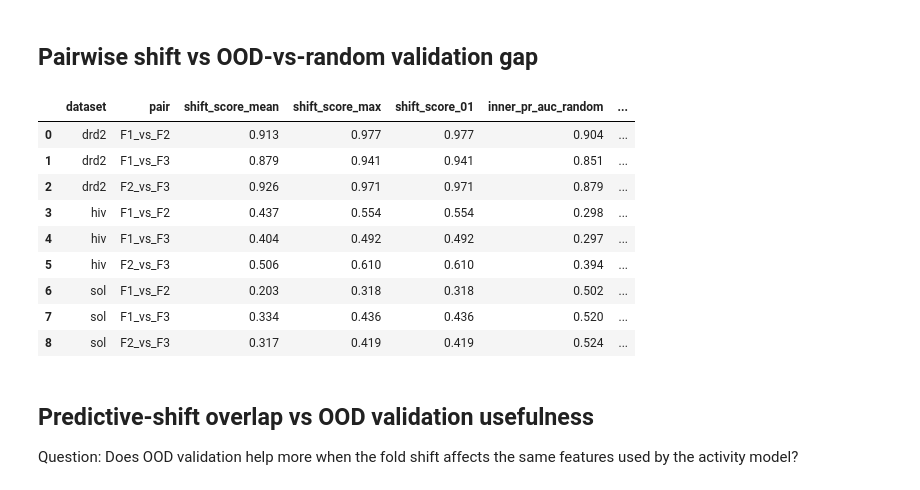
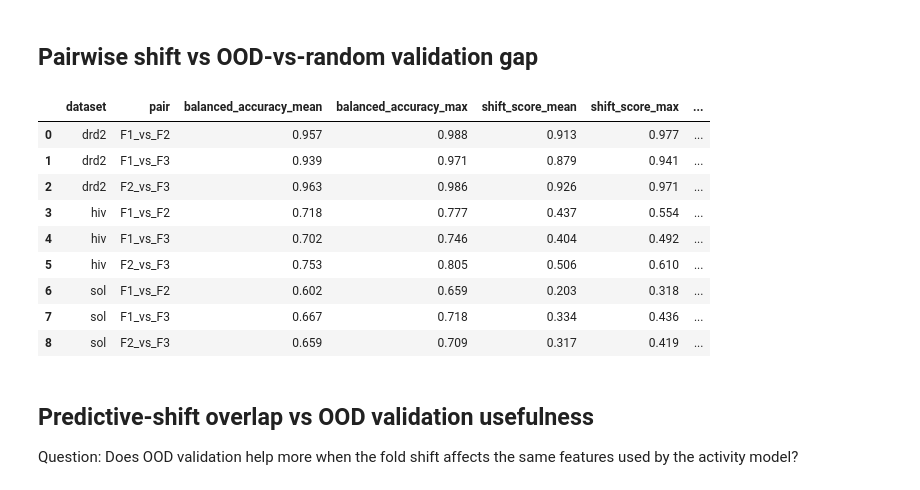
Before and after one commit to francescocapria/drug-discovery-lohi, a Jupyter notebook: notebooks/distribution_shift_analysis/classifier_shift_test_all_hi.ipynb, the cells around one changed output. Drawn from its saved outputs; the diff is of its cells as text; code cells hidden in the pictures.

```diff
--- a/notebooks/distribution_shift_analysis/classifier_shift_test_all_hi.ipynb
+++ b/notebooks/distribution_shift_analysis/classifier_shift_test_all_hi.ipynb
@@ -1719,19 +1865,29 @@ OUTER_FOLD_TO_PAIR = {
     3: "F2_vs_F3",
 }
 
-# Shift table (averaged over fingerprints and models for the overview)
-# granularity: dataset × pair
+# Shift table.
+# Main out-of-sample metric requested by the professor:
+#   CV balanced accuracy.
+#
+# We keep shift_score_01 and proxy_A_distance as derived quantities.
 df_shift_pair = (
     df_search_cv.query("fingerprint in @PLOT_FPS")
     .loc[lambda d: d["dataset"].isin(DATASETS_MAIN)]
     .groupby(["dataset", "pair"], as_index=False)
     .agg(
-        shift_score_mean=("shift_score_01", "mean"),  # mean shift score
-        shift_score_max=("shift_score_01", "max"),  # maximum shift score
+        balanced_accuracy_mean=("cv_balanced_accuracy_mean", "mean"),
+        balanced_accuracy_max=("cv_balanced_accuracy_mean", "max"),
+        shift_score_mean=("shift_score_01", "mean"),
+        shift_score_max=("shift_score_01", "max"),
+        proxy_A_distance_mean=("proxy_A_distance", "mean"),
+        proxy_A_distance_max=("proxy_A_distance", "max"),
     )
 )
 
-# Main x-axis score: best discriminator across model/fingerprint combinations
+# Main x-axis score for professor-facing plots.
+df_shift_pair["balanced_accuracy"] = df_shift_pair["balanced_accuracy_max"]
+
+# Derived score kept for backward compatibility with previous figures.
 df_shift_pair["shift_score_01"] = df_shift_pair["shift_score_max"]
 
 # Build the per-fold protocol table
@@ -1743,6 +1899,7 @@ df_gap_raw = df_gap_raw[
     df_gap_raw["fingerprint_norm"].isin(PLOT_FPS)
     & df_gap_raw["model_short_norm"].isin(["DT", "LR", "SVM"])
 ].copy()
+
 df_gap_raw["protocol_norm"] = df_gap_raw["protocol"].astype(str).str.lower()
 
 
@@ -1785,6 +1942,7 @@ df_gap_pivot.columns = [
 df_gap_pivot["optimism_gap_diff"] = (
     df_gap_pivot["optimism_gap_random"] - df_gap_pivot["optimism_gap_ood"]
 )
+
 df_gap_pivot["test_gap"] = (
     df_gap_pivot["test_pr_auc_ood"] - df_gap_pivot["test_pr_auc_random"]
 )
@@ -1819,43 +1977,43 @@ expected_pairs = pd.MultiIndex.from_product(
 
 observed_pairs = df_shift_gap[["dataset", "pair"]].drop_duplicates()
 
 missing_pairs = (
     expected_pairs.merge(
         observed_pairs, on=["dataset", "pair"], how="left", indicator=True
     )
     .query("_merge == 'left_only'")
     .drop(columns="_merge")
 )
 
 if len(missing_pairs) > 0:
     raise ValueError(
         "Missing dataset/pair rows in df_shift_gap:\n"
         + missing_pairs.to_string(index=False)
     )
 
 if len(df_shift_gap) != len(expected_pairs):
     print(
         f"WARNING: expected {len(expected_pairs)} dataset/pair rows, "
         f"got {len(df_shift_gap)}. There may be duplicated rows."
     )
 
 df_shift_gap.to_csv(
     OUT_ROOT / "cross_dataset_pairwise_shift_vs_protocol_gap.csv",
     index=False,
 )
 
 display(df_shift_gap.round(3))
 # %% [output]
-|  | dataset | pair | shift_score_mean | shift_score_max | shift_score_01 | inner_pr_auc_random | ... |
-| 0 | drd2 | F1_vs_F2 | 0.913 | 0.977 | 0.977 | 0.904 | ... |
-| 1 | drd2 | F1_vs_F3 | 0.879 | 0.941 | 0.941 | 0.851 | ... |
-| 2 | drd2 | F2_vs_F3 | 0.926 | 0.971 | 0.971 | 0.879 | ... |
-| 3 | hiv | F1_vs_F2 | 0.437 | 0.554 | 0.554 | 0.298 | ... |
-| 4 | hiv | F1_vs_F3 | 0.404 | 0.492 | 0.492 | 0.297 | ... |
-| 5 | hiv | F2_vs_F3 | 0.506 | 0.610 | 0.610 | 0.394 | ... |
-| 6 | sol | F1_vs_F2 | 0.203 | 0.318 | 0.318 | 0.502 | ... |
-| 7 | sol | F1_vs_F3 | 0.334 | 0.436 | 0.436 | 0.520 | ... |
-| 8 | sol | F2_vs_F3 | 0.317 | 0.419 | 0.419 | 0.524 | ... |
+|  | dataset | pair | balanced_accuracy_mean | balanced_accuracy_max | shift_score_mean | shift_score_max | ... |
+| 0 | drd2 | F1_vs_F2 | 0.957 | 0.988 | 0.913 | 0.977 | ... |
+| 1 | drd2 | F1_vs_F3 | 0.939 | 0.971 | 0.879 | 0.941 | ... |
+| 2 | drd2 | F2_vs_F3 | 0.963 | 0.986 | 0.926 | 0.971 | ... |
+| 3 | hiv | F1_vs_F2 | 0.718 | 0.777 | 0.437 | 0.554 | ... |
+| 4 | hiv | F1_vs_F3 | 0.702 | 0.746 | 0.404 | 0.492 | ... |
+| 5 | hiv | F2_vs_F3 | 0.753 | 0.805 | 0.506 | 0.610 | ... |
+| 6 | sol | F1_vs_F2 | 0.602 | 0.659 | 0.203 | 0.318 | ... |
+| 7 | sol | F1_vs_F3 | 0.667 | 0.718 | 0.334 | 0.436 | ... |
+| 8 | sol | F2_vs_F3 | 0.659 | 0.709 | 0.317 | 0.419 | ... |
 # %% [markdown]
 ## Predictive-shift overlap vs OOD validation usefulness
 
```
Also changed, not shown: parts of 4 cells of this notebook.
